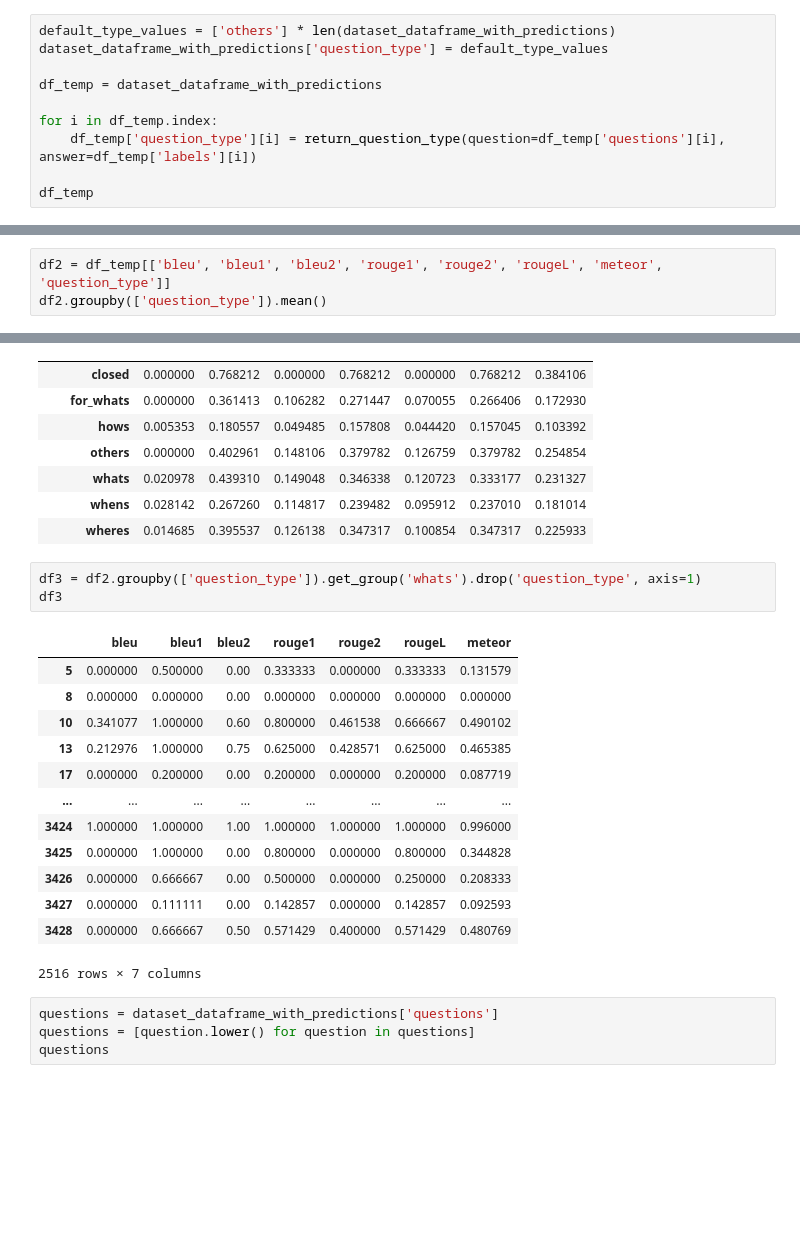
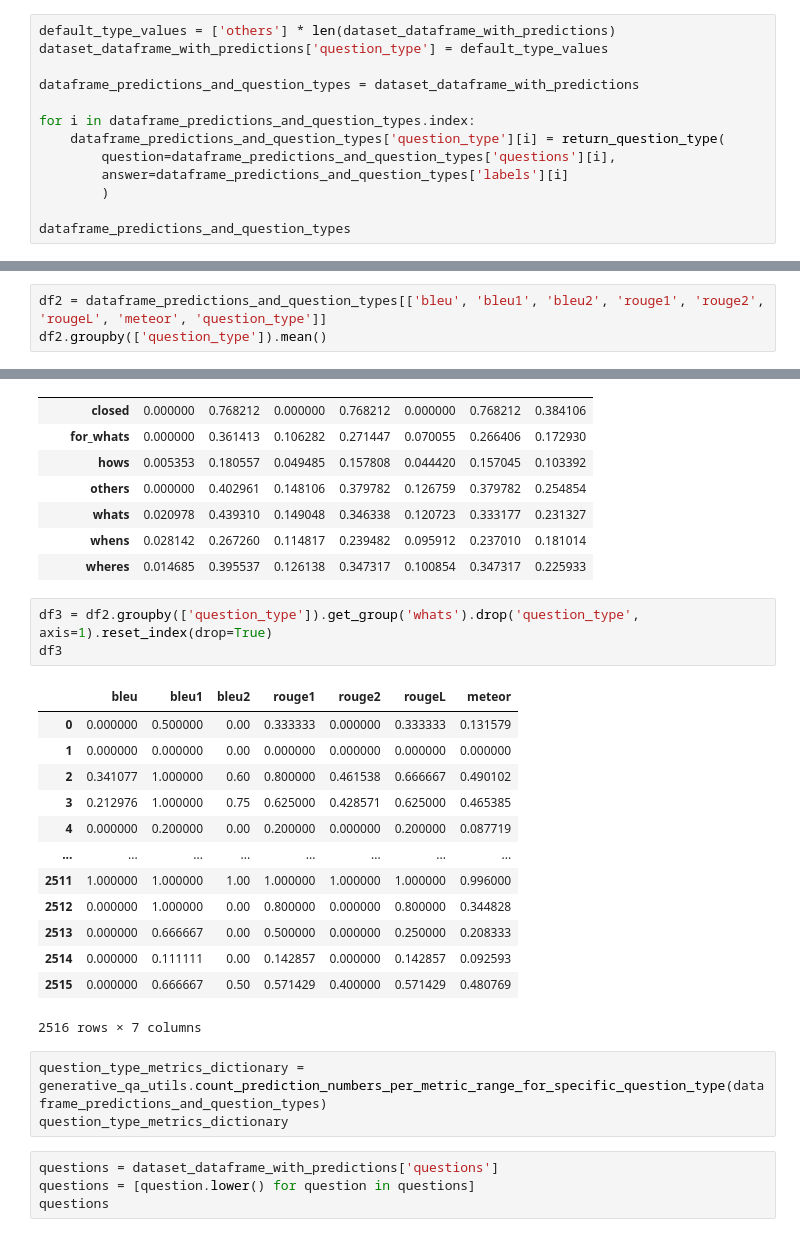
Before and after one commit to arsemi337/question-answering, a Jupyter notebook: generative-qa/notebooks/python/python_bart-uncased_1.ipynb, the cells around one changed output, grey strips where cells are left out. Cells and saved outputs as stored; diff of their text form; blank space fills up the shorter version.

```diff
--- a/generative-qa/notebooks/python/python_bart-uncased_1.ipynb
+++ b/generative-qa/notebooks/python/python_bart-uncased_1.ipynb
@@ -638,12 +521,15 @@ def return_question_type(question: str, answer: str):
 default_type_values = ['others'] * len(dataset_dataframe_with_predictions)
 dataset_dataframe_with_predictions['question_type'] = default_type_values
 
-df_temp = dataset_dataframe_with_predictions
+dataframe_predictions_and_question_types = dataset_dataframe_with_predictions
 
-for i in df_temp.index:
-    df_temp['question_type'][i] = return_question_type(question=df_temp['questions'][i], answer=df_temp['labels'][i])
+for i in dataframe_predictions_and_question_types.index:
+    dataframe_predictions_and_question_types['question_type'][i] = return_question_type(
+        question=dataframe_predictions_and_question_types['questions'][i],
+        answer=dataframe_predictions_and_question_types['labels'][i]
+        )
 
-df_temp
+dataframe_predictions_and_question_types
 # %% [output]
 A value is trying to be set on a copy of a slice from a DataFrame
 
@@ -676,7 +562,7 @@ A value
 | 3429 | 3429 | 3429 | Does applying the filter twice ch... | def test_idempotent dirty u'<span... | No | No | 0.0 | 1.000000 | 0.0 | 1.000000 | ... |
 3430 rows × 14 columns
 # %%
-df2 = df_temp[['bleu', 'bleu1', 'bleu2', 'rouge1', 'rouge2', 'rougeL', 'meteor', 'question_type']]
+df2 = dataframe_predictions_and_question_types[['bleu', 'bleu1', 'bleu2', 'rouge1', 'rouge2', 'rougeL', 'meteor', 'question_type']]
 df2.groupby(['question_type']).mean()
 # %% [output]
 |  | bleu | bleu1 | bleu2 | rouge1 | rouge2 | rougeL | meteor |
@@ -689,22 +575,25 @@ df2.groupby(['question_type']).mean()
 | whens | 0.028142 | 0.267260 | 0.114817 | 0.239482 | 0.095912 | 0.237010 | 0.181014 |
 | wheres | 0.014685 | 0.395537 | 0.126138 | 0.347317 | 0.100854 | 0.347317 | 0.225933 |
 # %%
-df3 = df2.groupby(['question_type']).get_group('whats').drop('question_type', axis=1)
+df3 = df2.groupby(['question_type']).get_group('whats').drop('question_type', axis=1).reset_index(drop=True)
 df3
 # %% [output]
 |  | bleu | bleu1 | bleu2 | rouge1 | rouge2 | rougeL | meteor |
-| 5 | 0.000000 | 0.500000 | 0.00 | 0.333333 | 0.000000 | 0.333333 | 0.131579 |
-| 8 | 0.000000 | 0.000000 | 0.00 | 0.000000 | 0.000000 | 0.000000 | 0.000000 |
-| 10 | 0.341077 | 1.000000 | 0.60 | 0.800000 | 0.461538 | 0.666667 | 0.490102 |
-| 13 | 0.212976 | 1.000000 | 0.75 | 0.625000 | 0.428571 | 0.625000 | 0.465385 |
-| 17 | 0.000000 | 0.200000 | 0.00 | 0.200000 | 0.000000 | 0.200000 | 0.087719 |
+| 0 | 0.000000 | 0.500000 | 0.00 | 0.333333 | 0.000000 | 0.333333 | 0.131579 |
+| 1 | 0.000000 | 0.000000 | 0.00 | 0.000000 | 0.000000 | 0.000000 | 0.000000 |
+| 2 | 0.341077 | 1.000000 | 0.60 | 0.800000 | 0.461538 | 0.666667 | 0.490102 |
+| 3 | 0.212976 | 1.000000 | 0.75 | 0.625000 | 0.428571 | 0.625000 | 0.465385 |
+| 4 | 0.000000 | 0.200000 | 0.00 | 0.200000 | 0.000000 | 0.200000 | 0.087719 |
 | ... | ... | ... | ... | ... | ... | ... | ... |
-| 3424 | 1.000000 | 1.000000 | 1.00 | 1.000000 | 1.000000 | 1.000000 | 0.996000 |
-| 3425 | 0.000000 | 1.000000 | 0.00 | 0.800000 | 0.000000 | 0.800000 | 0.344828 |
-| 3426 | 0.000000 | 0.666667 | 0.00 | 0.500000 | 0.000000 | 0.250000 | 0.208333 |
-| 3427 | 0.000000 | 0.111111 | 0.00 | 0.142857 | 0.000000 | 0.142857 | 0.092593 |
-| 3428 | 0.000000 | 0.666667 | 0.50 | 0.571429 | 0.400000 | 0.571429 | 0.480769 |
+| 2511 | 1.000000 | 1.000000 | 1.00 | 1.000000 | 1.000000 | 1.000000 | 0.996000 |
+| 2512 | 0.000000 | 1.000000 | 0.00 | 0.800000 | 0.000000 | 0.800000 | 0.344828 |
+| 2513 | 0.000000 | 0.666667 | 0.00 | 0.500000 | 0.000000 | 0.250000 | 0.208333 |
+| 2514 | 0.000000 | 0.111111 | 0.00 | 0.142857 | 0.000000 | 0.142857 | 0.092593 |
+| 2515 | 0.000000 | 0.666667 | 0.50 | 0.571429 | 0.400000 | 0.571429 | 0.480769 |
 2516 rows × 7 columns
+# %%
+question_type_metrics_dictionary = generative_qa_utils.count_prediction_numbers_per_metric_range_for_specific_question_type(dataframe_predictions_and_question_types)
+question_type_metrics_dictionary
 # %%
 questions = dataset_dataframe_with_predictions['questions']
 questions = [question.lower() for question in questions]
```
Also changed, not shown: parts of 9 cells of this notebook, 1 other file.
